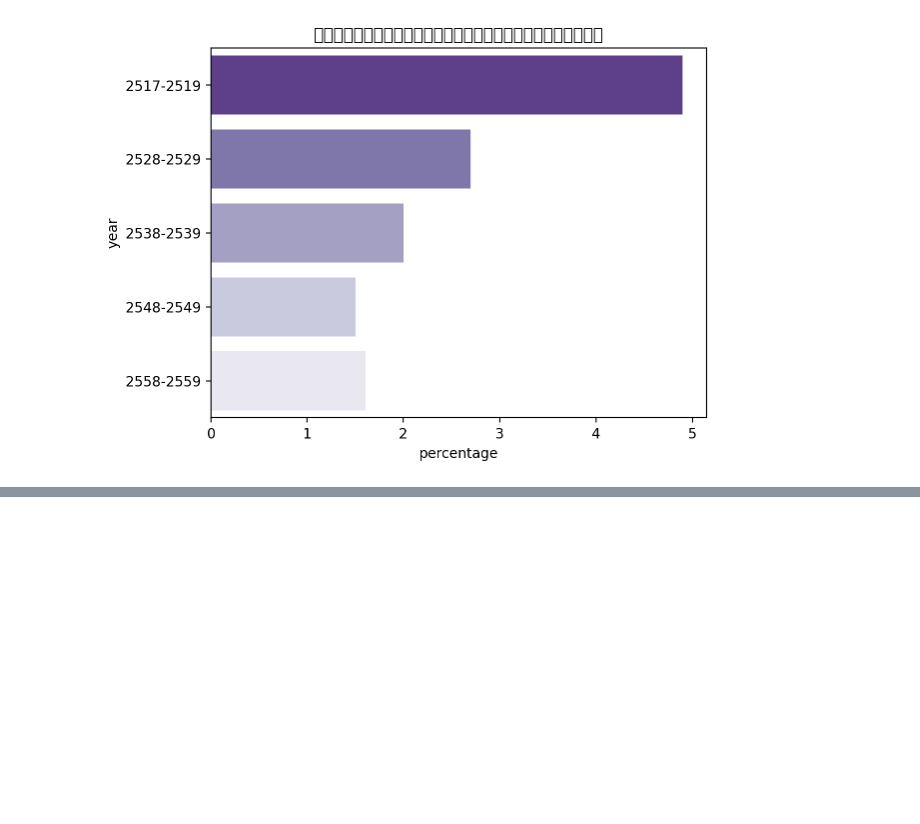
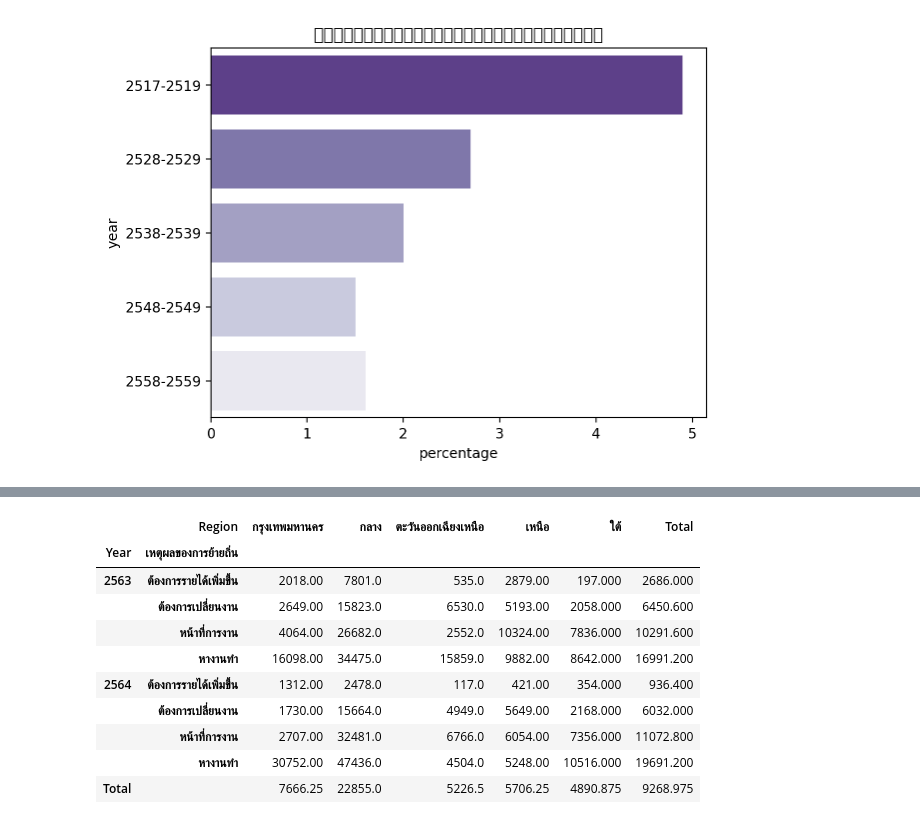
Before and after one commit to Zylink2/Machine_Learning_Project_2, a Jupyter notebook: Com/Test_Com2.ipynb, the cells around one changed output, grey strips where cells are left out. Saved outputs shown, nothing was run; the diff lists cells and outputs as text; code cells hidden in the pictures; blank space fills up the shorter version.

```diff
--- a/Com/Test_Com2.ipynb
+++ b/Com/Test_Com2.ipynb
@@ -387,0 +473,3 @@ Text(0.5, 1.0, 'อัตราเจริญพันธุ์ในช่ว
+# %%
+reasons_6364 = reasons_6364[reasons_6364["เหตุผลของการย้ายถิ่น"].str.contains("งาน|รายได้")].copy()
+reasons_6364
@@ -387,0 +494,15 @@ Text(0.5, 1.0, 'อัตราเจริญพันธุ์ในช่ว
+# %%
+pivot_reason = reasons_6364.pivot_table(index=['Year', 'เหตุผลของการย้ายถิ่น'], columns='Region', values='People', margins=True, margins_name='Total')
+pivot_reason
+# %% [output]
+|  | Region | กรุงเทพมหานคร | กลาง | ตะวันออกเฉียงเหนือ | เหนือ | ใต้ | Total |
+| Year | เหตุผลของการย้ายถิ่น |  |  |  |  |  |  |
+| 2563 | ต้องการรายได้เพิ่มขึ้น | 2018.00 | 7801.0 | 535.0 | 2879.00 | 197.000 | 2686.000 |
+|  | ต้องการเปลี่ยนงาน | 2649.00 | 15823.0 | 6530.0 | 5193.00 | 2058.000 | 6450.600 |
+|  | หน้าที่การงาน | 4064.00 | 26682.0 | 2552.0 | 10324.00 | 7836.000 | 10291.600 |
+|  | หางานทำ | 16098.00 | 34475.0 | 15859.0 | 9882.00 | 8642.000 | 16991.200 |
+| 2564 | ต้องการรายได้เพิ่มขึ้น | 1312.00 | 2478.0 | 117.0 | 421.00 | 354.000 | 936.400 |
+|  | ต้องการเปลี่ยนงาน | 1730.00 | 15664.0 | 4949.0 | 5649.00 | 2168.000 | 6032.000 |
+|  | หน้าที่การงาน | 2707.00 | 32481.0 | 6766.0 | 6054.00 | 7356.000 | 11072.800 |
+|  | หางานทำ | 30752.00 | 47436.0 | 4504.0 | 5248.00 | 10516.000 | 19691.200 |
+| Total |  | 7666.25 | 22855.0 | 5226.5 | 5706.25 | 4890.875 | 9268.975 |
```
Also changed, not shown: parts of 9 cells of this notebook.
